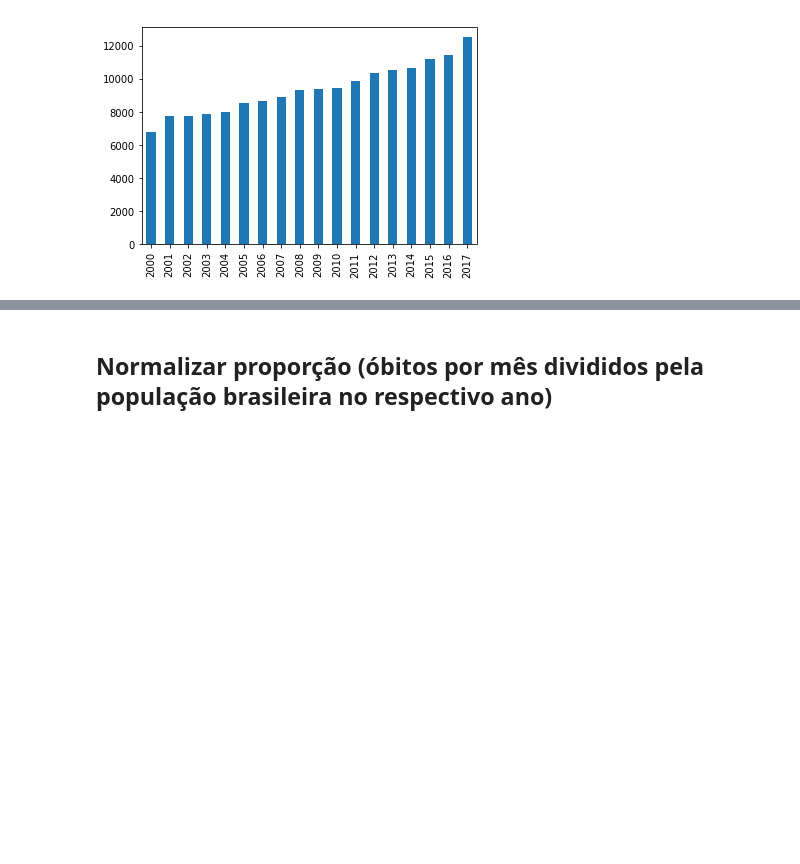
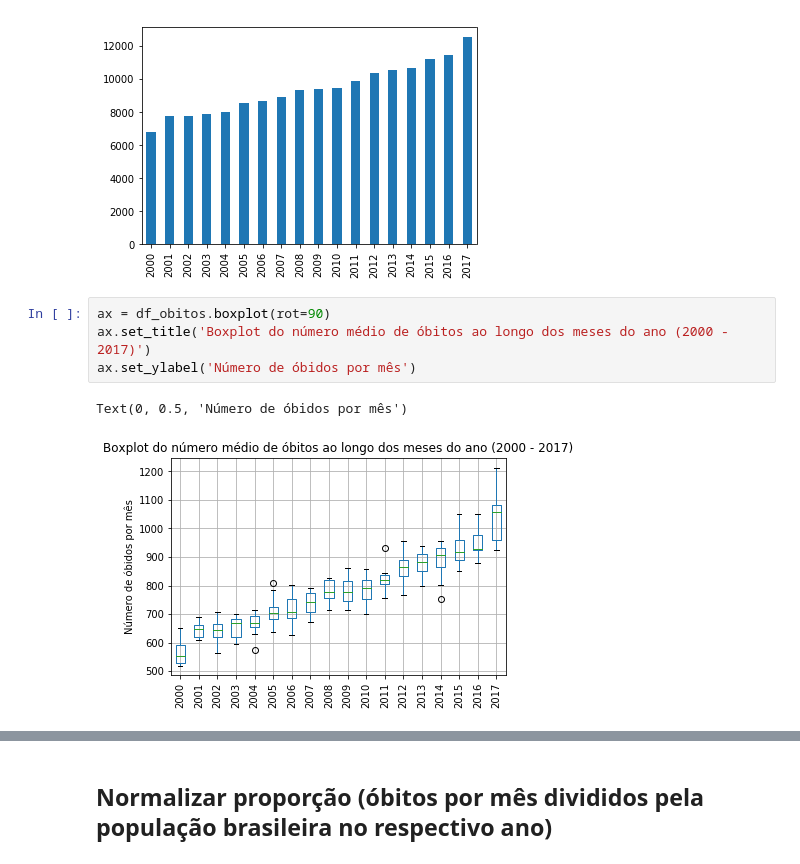
Before and after one commit to jamissonfreitas/IN1119, a Jupyter notebook: analise_mes_ano.ipynb, the cells around one changed output, grey strips where cells are left out. Drawn from its saved outputs; the diff is of its cells as text; blank space fills up the shorter version.

```diff
--- a/analise_mes_ano.ipynb
+++ b/analise_mes_ano.ipynb
@@ -101,3 +105,10 @@ df_obitos.sum().plot.bar() # totais por ano
 # %% [output]
 <matplotlib.axes._subplots.AxesSubplot at 0x...>
 [figure]
+# %%
+ax = df_obitos.boxplot(rot=90)
+ax.set_title('Boxplot do número médio de óbitos ao longo dos meses do ano (2000 - 2017)')
+ax.set_ylabel('Número de óbidos por mês')
+# %% [output]
+Text(0, 0.5, 'Número de óbidos por mês')
+[figure, added]
```
Also changed, not shown: parts of 7 cells of this notebook.
